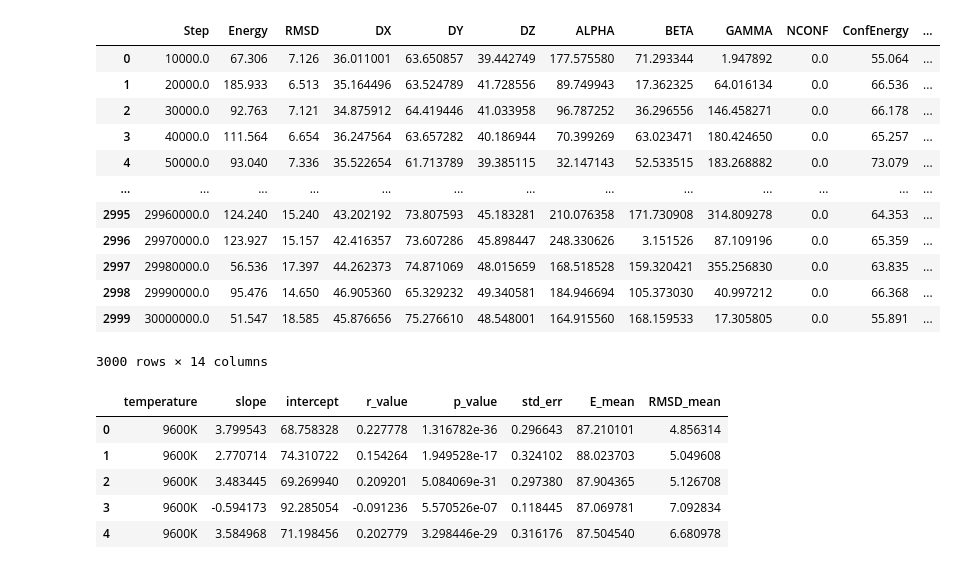
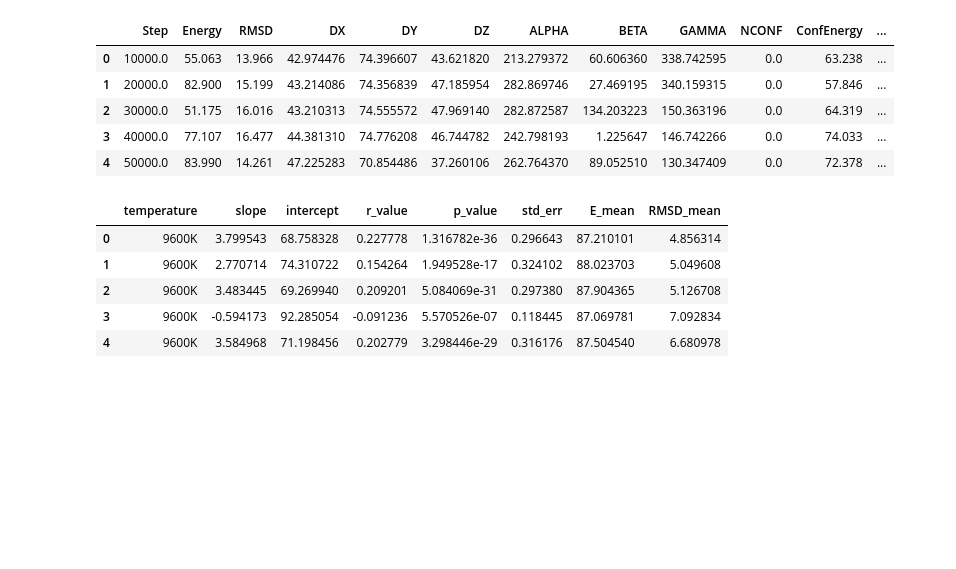
Before and after one commit to saguileran/MD-SCPI, a Jupyter notebook: NoteBooks/Plots_MC.ipynb, the cells around one changed output. Drawn from its saved outputs; the diff is of its cells as text; code cells hidden in the pictures; blank space fills up the shorter version.

```diff
--- a/NoteBooks/Plots_MC.ipynb
+++ b/NoteBooks/Plots_MC.ipynb
@@ -185,19 +226,12 @@ fig.savefig("./MC_energies.png", transparent=True)#, bbox_inches='tight')
 # %%
-data
+data.head()
 # %% [output]
 |  | Step | Energy | RMSD | DX | DY | DZ | ALPHA | BETA | GAMMA | NCONF | ConfEnergy | ... |
-| 0 | 10000.0 | 67.306 | 7.126 | 36.011001 | 63.650857 | 39.442749 | 177.575580 | 71.293344 | 1.947892 | 0.0 | 55.064 | ... |
-| 1 | 20000.0 | 185.933 | 6.513 | 35.164496 | 63.524789 | 41.728556 | 89.749943 | 17.362325 | 64.016134 | 0.0 | 66.536 | ... |
-| 2 | 30000.0 | 92.763 | 7.121 | 34.875912 | 64.419446 | 41.033958 | 96.787252 | 36.296556 | 146.458271 | 0.0 | 66.178 | ... |
-| 3 | 40000.0 | 111.564 | 6.654 | 36.247564 | 63.657282 | 40.186944 | 70.399269 | 63.023471 | 180.424650 | 0.0 | 65.257 | ... |
-| 4 | 50000.0 | 93.040 | 7.336 | 35.522654 | 61.713789 | 39.385115 | 32.147143 | 52.533515 | 183.268882 | 0.0 | 73.079 | ... |
-| ... | ... | ... | ... | ... | ... | ... | ... | ... | ... | ... | ... | ... |
-| 2995 | 29960000.0 | 124.240 | 15.240 | 43.202192 | 73.807593 | 45.183281 | 210.076358 | 171.730908 | 314.809278 | 0.0 | 64.353 | ... |
-| 2996 | 29970000.0 | 123.927 | 15.157 | 42.416357 | 73.607286 | 45.898447 | 248.330626 | 3.151526 | 87.109196 | 0.0 | 65.359 | ... |
-| 2997 | 29980000.0 | 56.536 | 17.397 | 44.262373 | 74.871069 | 48.015659 | 168.518528 | 159.320421 | 355.256830 | 0.0 | 63.835 | ... |
-| 2998 | 29990000.0 | 95.476 | 14.650 | 46.905360 | 65.329232 | 49.340581 | 184.946694 | 105.373030 | 40.997212 | 0.0 | 66.368 | ... |
-| 2999 | 30000000.0 | 51.547 | 18.585 | 45.876656 | 75.276610 | 48.548001 | 164.915560 | 168.159533 | 17.305805 | 0.0 | 55.891 | ... |
+| 0 | 10000.0 | 55.063 | 13.966 | 42.974476 | 74.396607 | 43.621820 | 213.279372 | 60.606360 | 338.742595 | 0.0 | 63.238 | ... |
+| 1 | 20000.0 | 82.900 | 15.199 | 43.214086 | 74.356839 | 47.185954 | 282.869746 | 27.469195 | 340.159315 | 0.0 | 57.846 | ... |
+| 2 | 30000.0 | 51.175 | 16.016 | 43.210313 | 74.555572 | 47.969140 | 282.872587 | 134.203223 | 150.363196 | 0.0 | 64.319 | ... |
+| 3 | 40000.0 | 77.107 | 16.477 | 44.381310 | 74.776208 | 46.744782 | 242.798193 | 1.225647 | 146.742266 | 0.0 | 74.033 | ... |
+| 4 | 50000.0 | 83.990 | 14.261 | 47.225283 | 70.854486 | 37.260106 | 262.764370 | 89.052510 | 130.347409 | 0.0 | 72.378 | ... |
-3000 rows × 14 columns
 # %%
 parameters.head()
 # %% [output]
```
Also changed, not shown: parts of 6 cells of this notebook.
